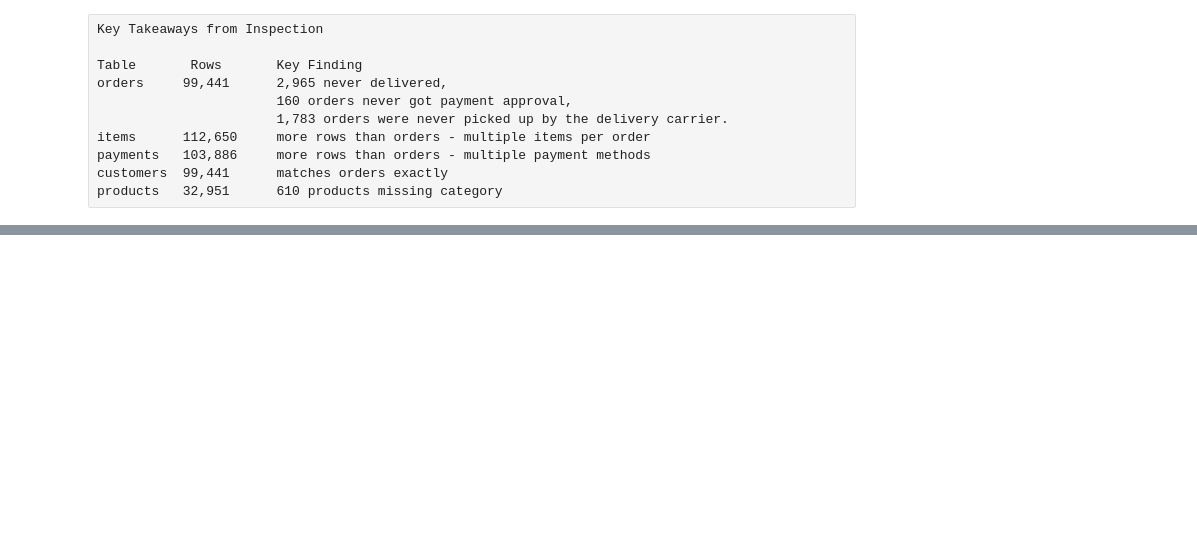
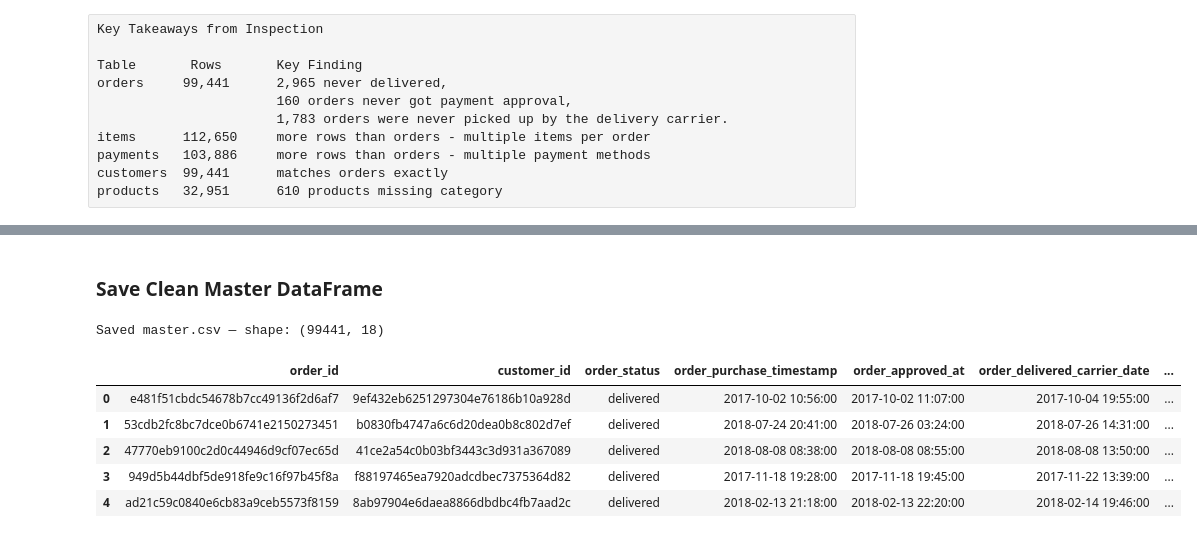
Before and after one commit to gyan-sutra/data-analyst-portfolio, a Jupyter notebook: P2-Ecommerce-Dashboard/Notebooks/analysis.ipynb, the cells around one changed output, grey strips where cells are left out. Drawn from its saved outputs; the diff is of its cells as text; code cells hidden in the pictures; blank space fills up the shorter version.

```diff
--- a/P2-Ecommerce-Dashboard/Notebooks/analysis.ipynb
+++ b/P2-Ecommerce-Dashboard/Notebooks/analysis.ipynb
@@ -97,0 +277,15 @@ products   32,951      610 products missing category
+# %% [markdown]
+### Save Clean Master DataFrame
+# %%
+df.to_csv('../data/processed/master.csv', index=False)
+
+print(f'Saved master.csv — shape: {df.shape}')
+df.head()
+# %% [output]
+Saved master.csv — shape: (99441, 18)
+|  | order_id | customer_id | order_status | order_purchase_timestamp | order_approved_at | order_delivered_carrier_date | ... |
+| 0 | e481f51cbdc54678b7cc49136f2d6af7 | 9ef432eb6251297304e76186b10a928d | delivered | 2017-10-02 10:56:00 | 2017-10-02 11:07:00 | 2017-10-04 19:55:00 | ... |
+| 1 | 53cdb2fc8bc7dce0b6741e2150273451 | b0830fb4747a6c6d20dea0b8c802d7ef | delivered | 2018-07-24 20:41:00 | 2018-07-26 03:24:00 | 2018-07-26 14:31:00 | ... |
+| 2 | 47770eb9100c2d0c44946d9cf07ec65d | 41ce2a54c0b03bf3443c3d931a367089 | delivered | 2018-08-08 08:38:00 | 2018-08-08 08:55:00 | 2018-08-08 13:50:00 | ... |
+| 3 | 949d5b44dbf5de918fe9c16f97b45f8a | f88197465ea7920adcdbec7375364d82 | delivered | 2017-11-18 19:28:00 | 2017-11-18 19:45:00 | 2017-11-22 13:39:00 | ... |
+| 4 | ad21c59c0840e6cb83a9ceb5573f8159 | 8ab97904e6daea8866dbdbc4fb7aad2c | delivered | 2018-02-13 21:18:00 | 2018-02-13 22:20:00 | 2018-02-14 19:46:00 | ... |
```
Also changed, not shown: parts of 20 cells of this notebook, 3 other files.
